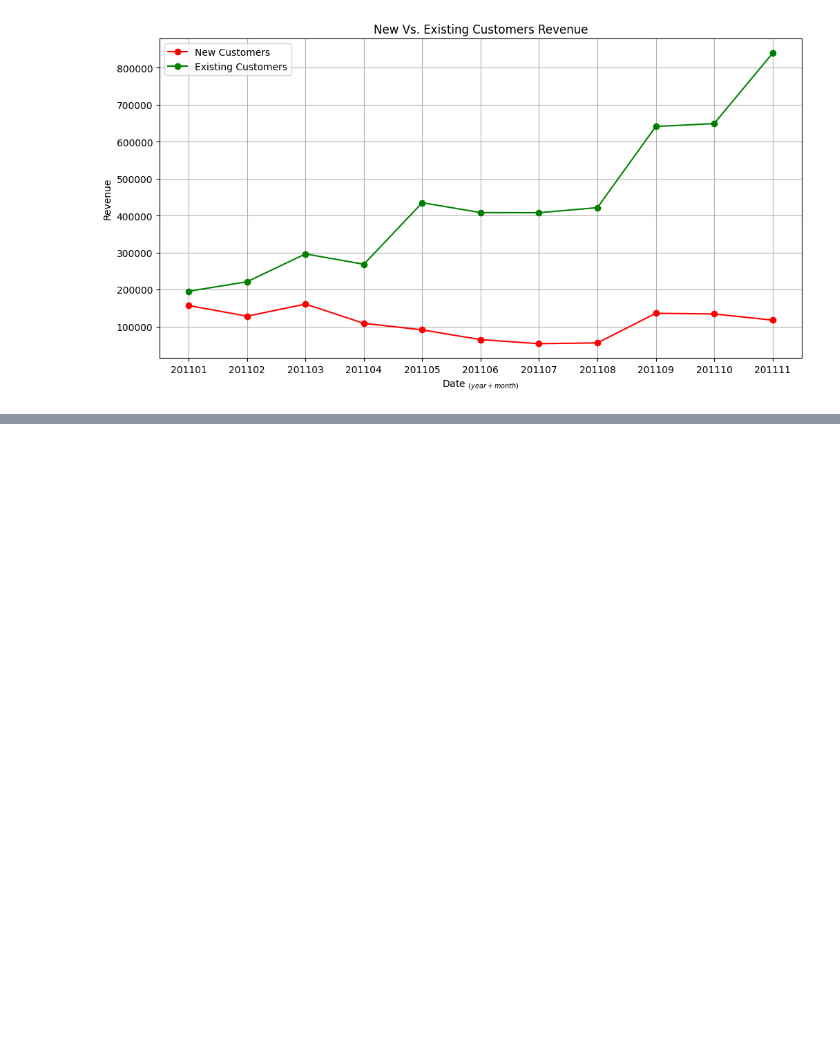
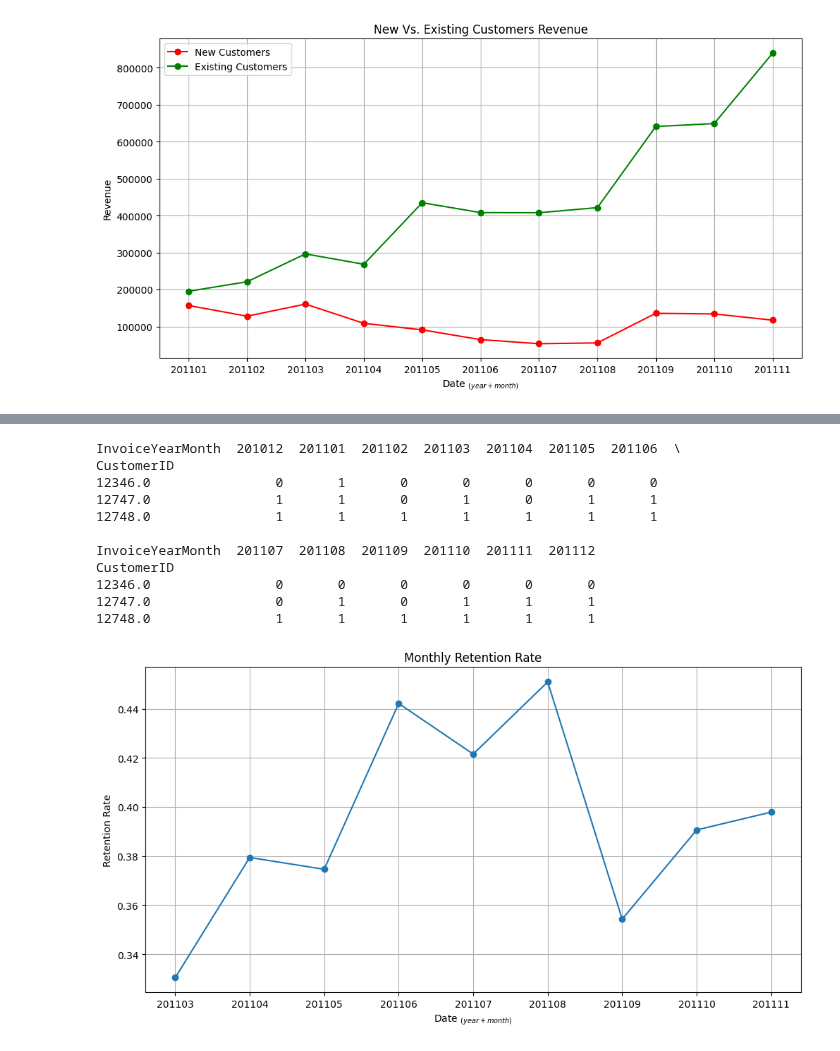
Before and after one commit to TaRa1999R/Data_Science, a Jupyter notebook: assignment39/1_online_retai.ipynb, the cells around one changed output, grey strips where cells are left out. Saved outputs shown, nothing was run; the diff lists cells and outputs as text; code cells hidden in the pictures; blank space fills up the shorter version.

Commit message:
Data_Science

```diff
--- a/assignment39/1_online_retai.ipynb
+++ b/assignment39/1_online_retai.ipynb
@@ -248,0 +248,41 @@ plt.show ()
+# %%
+user_purchase = uk.groupby(['CustomerID' , 'InvoiceYearMonth'])['Revenue'].sum().reset_index()
+retention = pd.crosstab (user_purchase['CustomerID'] , user_purchase['InvoiceYearMonth'])
+print(retention.head (3))
+
+months = retention.columns[2:]
+retention_array = []
+for i in range (len(months) - 1) :
+    retention_data = {}
+    selected_month = months [i + 1]
+    prev_month = months [i]
+    retention_data ['InvoiceYearMonth'] = int (selected_month)
+    retention_data ['TotalUserCount'] = retention[selected_month].sum ()
+    retention_data ['RetainedUserCount'] = retention[(retention [selected_month] > 0) & (retention [prev_month] > 0)][selected_month].sum()
+    retention_array.append(retention_data)
+
+retention = pd.DataFrame (retention_array)
+retention ['RetentionRate'] = retention['RetainedUserCount']/retention['TotalUserCount']
+
+plt.figure (figsize = (12 , 6))
+plt.plot ( retention.query('InvoiceYearMonth < 201112')['InvoiceYearMonth'].to_numpy (dtype = str)
+         , retention.query('InvoiceYearMonth < 201112')['RetentionRate'].to_numpy ()
+         , marker = 'o')
+plt.title ('Monthly Retention Rate')
+plt.xlabel ('Date $_{(year+month)}$')
+plt.ylabel ('Retention Rate')
+plt.grid ()
+plt.show ()
+# %% [output]
+InvoiceYearMonth  201012  201101  201102  201103  201104  201105  201106  \
+CustomerID
+12346.0                0       1       0       0       0       0       0
+12747.0                1       1       0       1       0       1       1
+12748.0                1       1       1       1       1       1       1
+
+InvoiceYearMonth  201107  201108  201109  201110  201111  201112
+CustomerID
+12346.0                0       0       0       0       0       0
+12747.0                0       1       0       1       1       1
+12748.0                1       1       1       1       1       1
+[figure, added]
```
Also changed, not shown: parts of 1 cell of this notebook.
